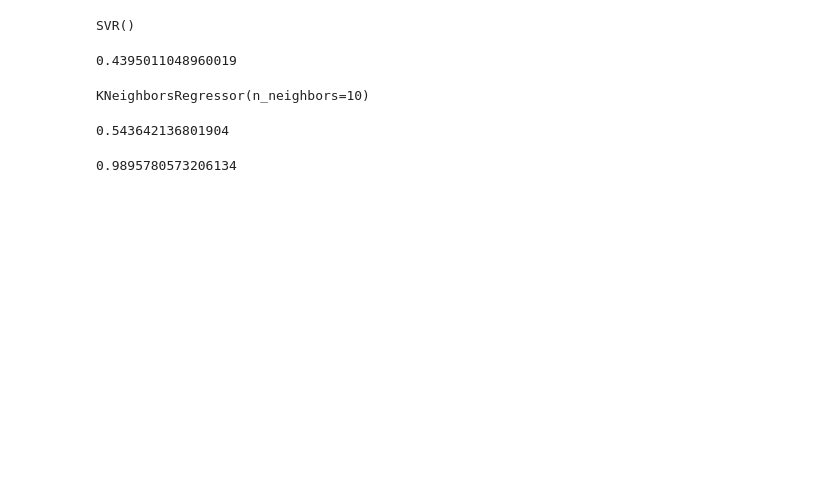
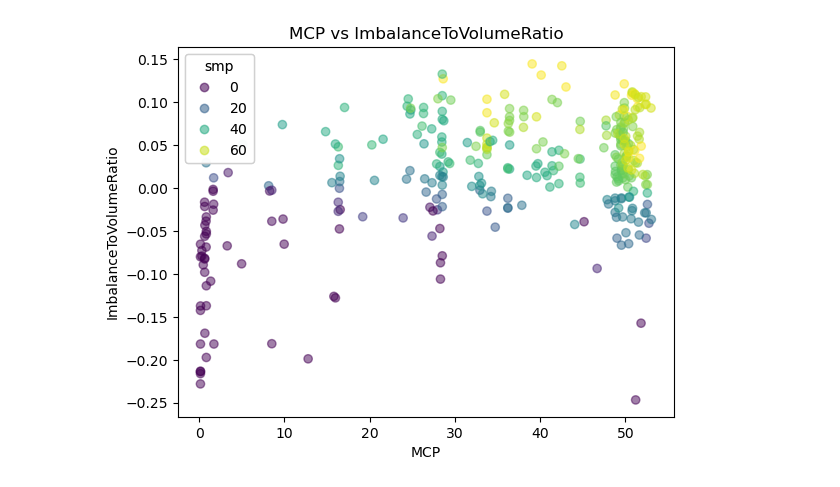
Before and after one commit to MuhammedNecatiPolat/TurkishEnergyMarkets, a Jupyter notebook: probabilities.ipynb, the cells around one changed output. Cells and saved outputs as stored; diff of their text form; code cells hidden in the pictures; blank space fills up the shorter version.

```diff
--- a/probabilities.ipynb
+++ b/probabilities.ipynb
@@ -1,4 +1,7 @@
 # %%
-import pandas as pd
 import numpy as np
 import matplotlib.pyplot as plt
+import pandas as pd
+
+# Importing the dataset
+dataset = pd.read_csv('./data/data2019.csv')
@@ -159,28 +8,37 @@ reg.get_params()
-# %%
-regr = svm.SVR()
-regr.fit(X, y)
-# %% [output]
-SVR()
-# %%
-regr.score(X, y)
-# %% [output]
-0.4395011048960019
-# %%
-from sklearn.neighbors import KNeighborsRegressor
-
-neigh = KNeighborsRegressor(n_neighbors=10)
-neigh.fit(X, y)
-# %% [output]
-KNeighborsRegressor(n_neighbors=10)
-# %%
-neigh.score(X, y)
-# %% [output]
-0.543642136801904
-# %%
-from sklearn.ensemble import RandomForestRegressor
-
-regr = RandomForestRegressor(max_depth=100, random_state=0)
-regr.fit(X, y)
-regr.score(X, y)
-# %% [output]
-0.9895780573206134
+# %%
+i = 10
+w = 14
+start = 24 * i * w
+end = 24 * (i + 1) * w
+
+fig, ax = plt.subplots()
+
+# Because the price is much too small when being provided as size for ``s``,
+# we normalize it to some useful point sizes, s=0.3*(price*3)**2
+scatter = ax.scatter(
+    dataset["mcpUsd"][start:end],
+    dataset["ImbalanceToVolumeRatio"][start:end],
+    c=dataset["smpUsd"][start:end],
+    alpha=0.5,
+)
+
+# Produce a legend for the ranking (colors). Even though there are 40 different
+# rankings, we only want to show 5 of them in the legend.
+legend1 = ax.legend(*scatter.legend_elements(num=5), loc="upper left", title="smp")
+ax.add_artist(legend1)
+
+# Produce a legend for the price (sizes). Because we want to show the prices
+# in dollars, we use the *func* argument to supply the inverse of the function
+# used to calculate the sizes from above. The *fmt* ensures to show the price
+# in dollars. Note how we target at 5 elements here, but obtain only 4 in the
+# created legend due to the automatic round prices that are chosen for us.
+kw = dict(
+    prop="sizes",
+    num=10,
+)
+plt.ylabel('ImbalanceToVolumeRatio')
+plt.xlabel('MCP')
+plt.title('MCP vs ImbalanceToVolumeRatio')
+plt.show()
+# %% [output]
+[figure, added]
```
Also changed, not shown: parts of 20 cells of this notebook, 9 other files.
